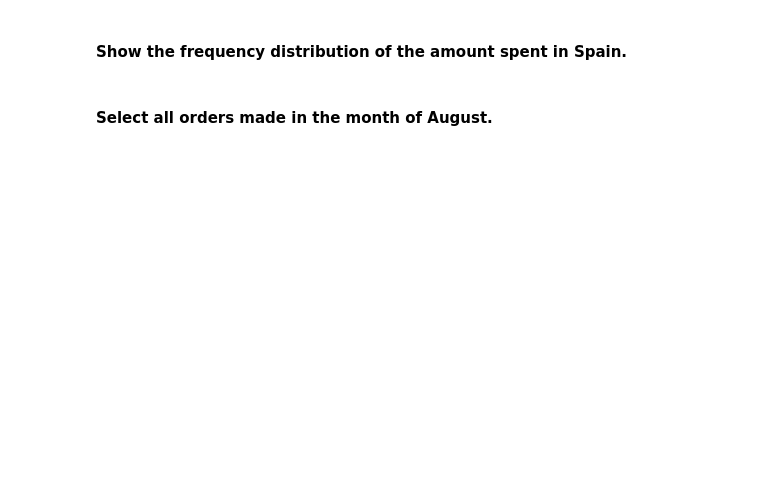
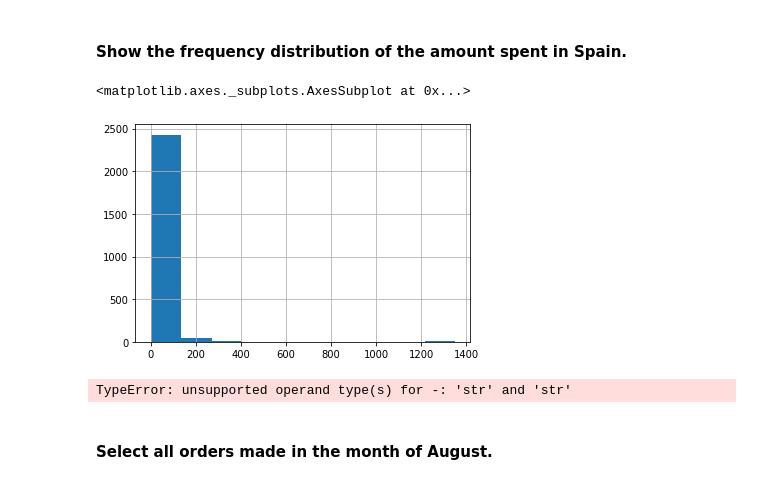
Before and after one commit to ta-data-bcn/lab-subsetting-and-descriptive-stats, a Jupyter notebook: your-code/main.ipynb, the cells around one changed output. Saved outputs shown, nothing was run; the diff lists cells and outputs as text; code cells hidden in the pictures; blank space fills up the shorter version.

```diff
--- a/your-code/main.ipynb
+++ b/your-code/main.ipynb
@@ -139,3 +340,13 @@ your comments here
 # %% [markdown]
 # [ONLY ONE MANDATORY] Challenge 3
 #### Open the `orders` dataset. Name your dataset `orders`.
+# %%
+# your code here
+## Connect to DB
+database3 = 'orders'
+
+connection_string3 = f'{driver}//{user}:{password}@{ip}/{database3}'
+engine3 = create_engine(connection_string3)
+
+# Check database content
+pd.read_sql('SHOW TABLES;', engine3)
@@ -142,5 +356,6 @@ your comments here
 # %%
 # your code here
+orders = pd.read_sql('SELECT * FROM orders;', engine3)
 # %% [markdown]
 #### Explore your dataset by looking at the data types and summary statistics. Comment your results.
 # %%
@@ -192,6 +511,16 @@ your comments here
 #### Show the frequency distribution of the amount spent in Spain.
 # %%
 # your code here
+spain_orders = orders[orders.Country == 'Spain']
+spain_orders.amount_spent.hist()
+# %% [output]
+<matplotlib.axes._subplots.AxesSubplot at 0x...>
+[figure, added]
+# %%
+spain_amount_quantiles = pd.qcut(orders['Country'], 4, retbins=True)
+spain_amount_quantiles
+# %% [output]
+TypeError: unsupported operand type(s) for -: 'str' and 'str'
 # %% [markdown]
 #### Select all orders made in the month of August.
 # %%
```
Also changed, not shown: parts of 66 cells of this notebook.
